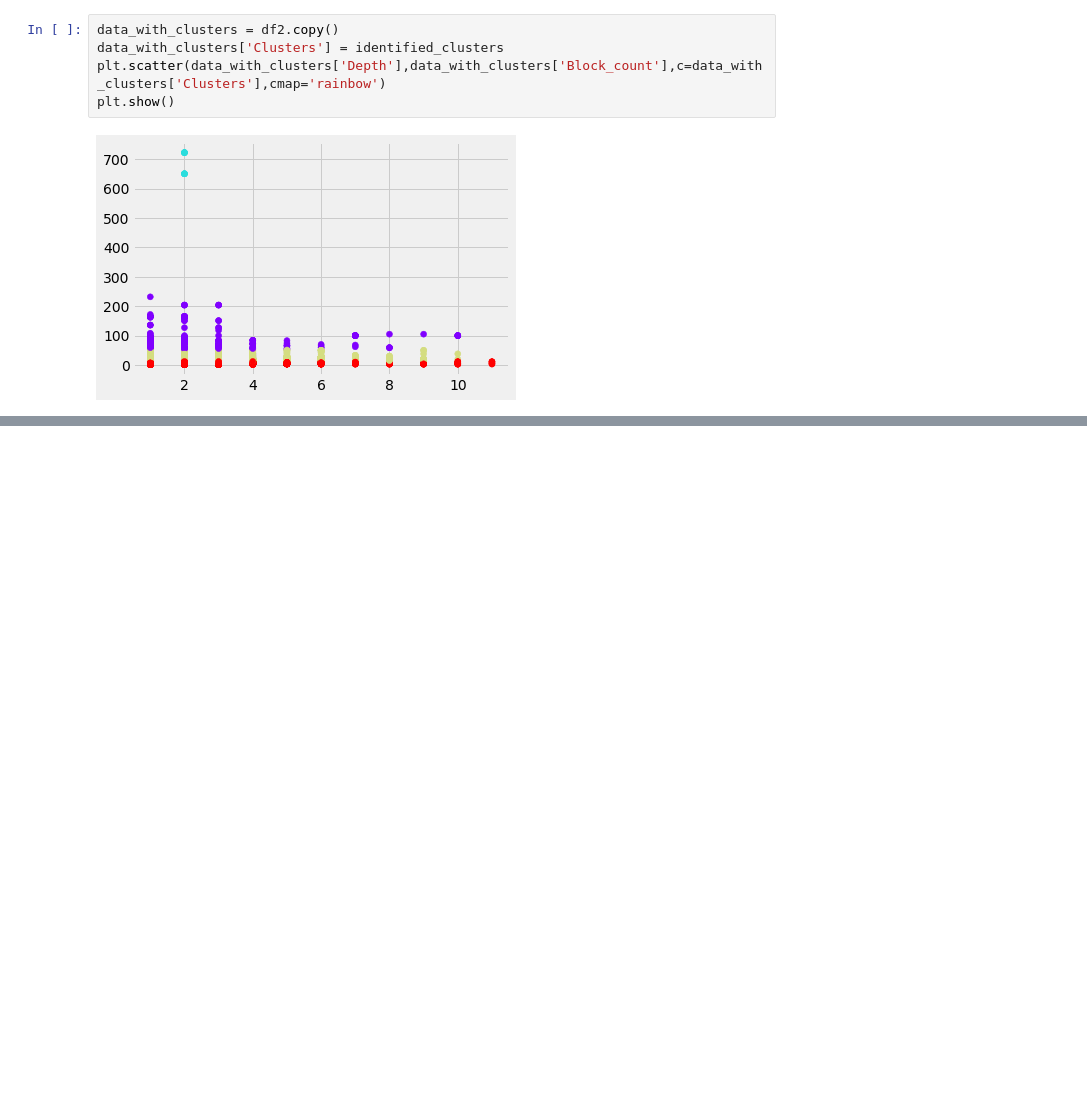
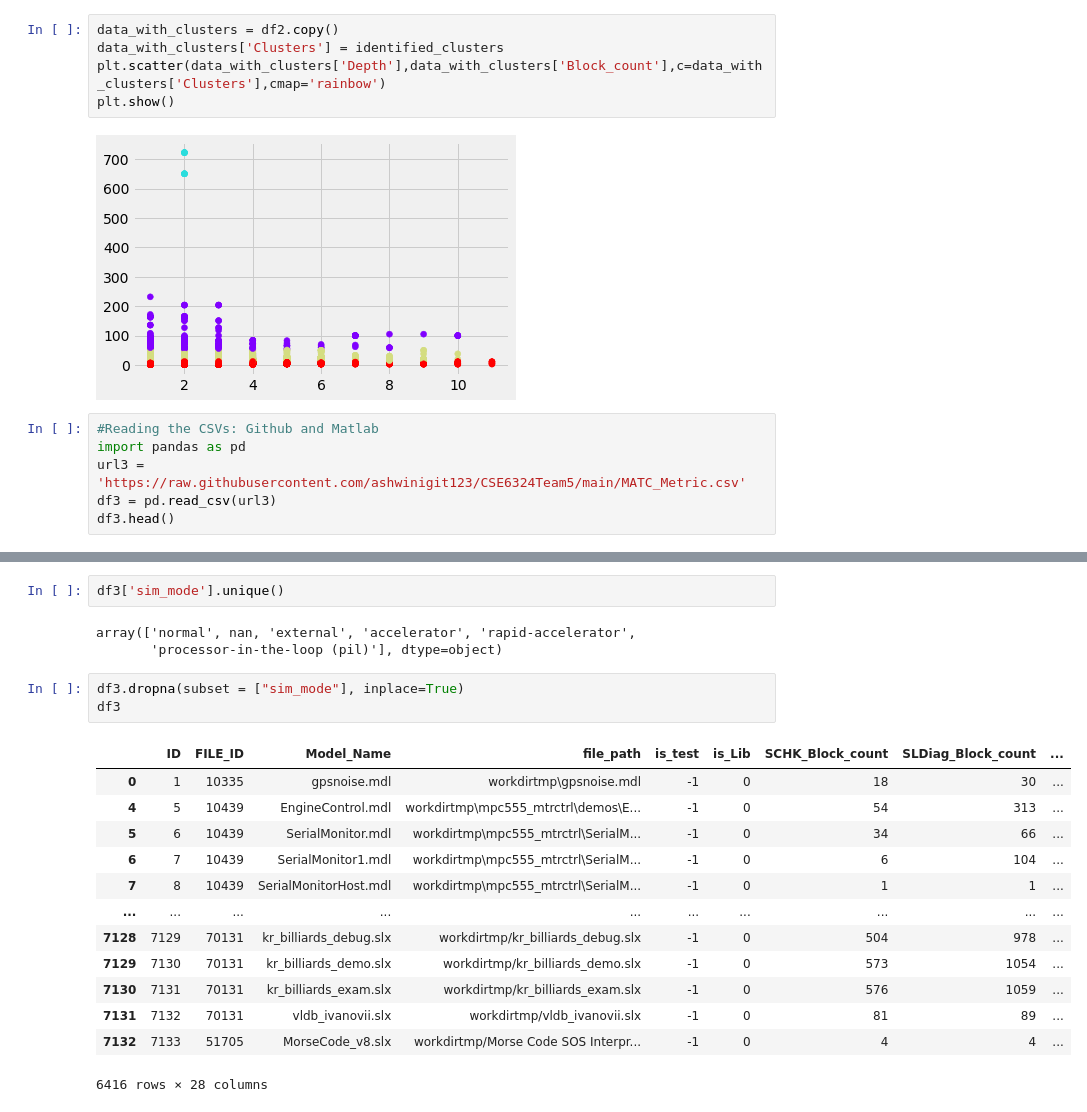
Before and after one commit to ashwinigit123/CSE6324Team5, a Jupyter notebook: Iteration3.ipynb, the cells around one changed output, grey strips where cells are left out. Saved outputs shown, nothing was run; the diff lists cells and outputs as text; blank space fills up the shorter version.

```diff
--- a/Iteration3.ipynb
+++ b/Iteration3.ipynb
@@ -360,3 +360,9 @@ plt.scatter(data_with_clusters['Depth'],data_with_clusters['Block_count'],c=data
 plt.show()
 # %% [output]
 [figure]
+# %%
+#Reading the CSVs: Github and Matlab
+import pandas as pd
+url3 = 'https://raw.githubusercontent.com/ashwinigit123/CSE6324Team5/main/MATC_Metric.csv'
+df3 = pd.read_csv(url3)
+df3.head()
@@ -362,0 +376,22 @@ plt.show()
+# %%
+df3['sim_mode'].unique()
+# %% [output]
+array(['normal', nan, 'external', 'accelerator', 'rapid-accelerator',
+       'processor-in-the-loop (pil)'], dtype=object)
+# %%
+df3.dropna(subset = ["sim_mode"], inplace=True)
+df3
+# %% [output]
+|  | ID | FILE_ID | Model_Name | file_path | is_test | is_Lib | SCHK_Block_count | SLDiag_Block_count | ... |
+| 0 | 1 | 10335 | gpsnoise.mdl | workdirtmp\gpsnoise.mdl | -1 | 0 | 18 | 30 | ... |
+| 4 | 5 | 10439 | EngineControl.mdl | workdirtmp\mpc555_mtrctrl\demos\E... | -1 | 0 | 54 | 313 | ... |
+| 5 | 6 | 10439 | SerialMonitor.mdl | workdirtmp\mpc555_mtrctrl\SerialM... | -1 | 0 | 34 | 66 | ... |
+| 6 | 7 | 10439 | SerialMonitor1.mdl | workdirtmp\mpc555_mtrctrl\SerialM... | -1 | 0 | 6 | 104 | ... |
+| 7 | 8 | 10439 | SerialMonitorHost.mdl | workdirtmp\mpc555_mtrctrl\SerialM... | -1 | 0 | 1 | 1 | ... |
+| ... | ... | ... | ... | ... | ... | ... | ... | ... | ... |
+| 7128 | 7129 | 70131 | kr_billiards_debug.slx | workdirtmp/kr_billiards_debug.slx | -1 | 0 | 504 | 978 | ... |
+| 7129 | 7130 | 70131 | kr_billiards_demo.slx | workdirtmp/kr_billiards_demo.slx | -1 | 0 | 573 | 1054 | ... |
+| 7130 | 7131 | 70131 | kr_billiards_exam.slx | workdirtmp/kr_billiards_exam.slx | -1 | 0 | 576 | 1059 | ... |
+| 7131 | 7132 | 70131 | vldb_ivanovii.slx | workdirtmp/vldb_ivanovii.slx | -1 | 0 | 81 | 89 | ... |
+| 7132 | 7133 | 51705 | MorseCode_v8.slx | workdirtmp/Morse Code SOS Interpr... | -1 | 0 | 4 | 4 | ... |
+6416 rows × 28 columns
```
Also changed, not shown: parts of 7 cells of this notebook.
